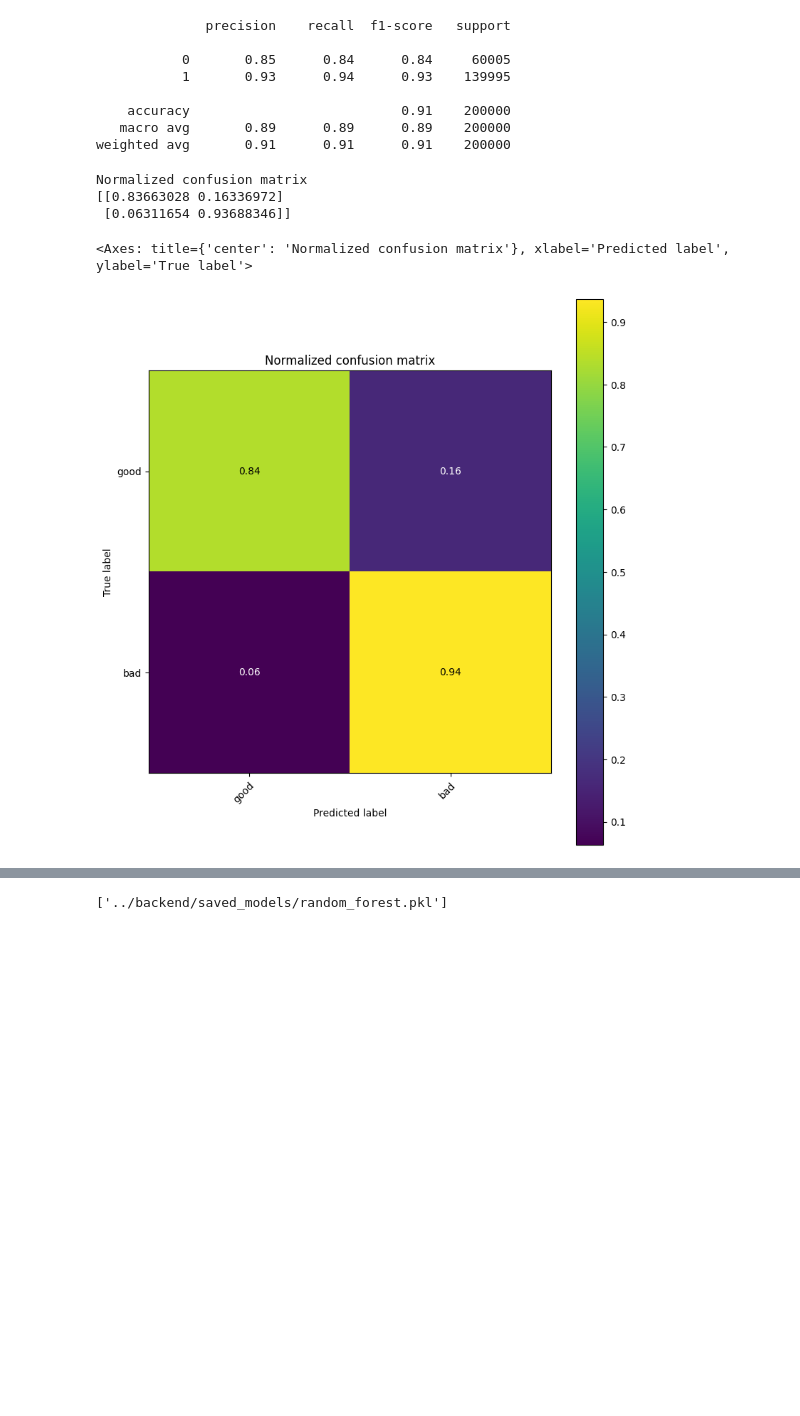
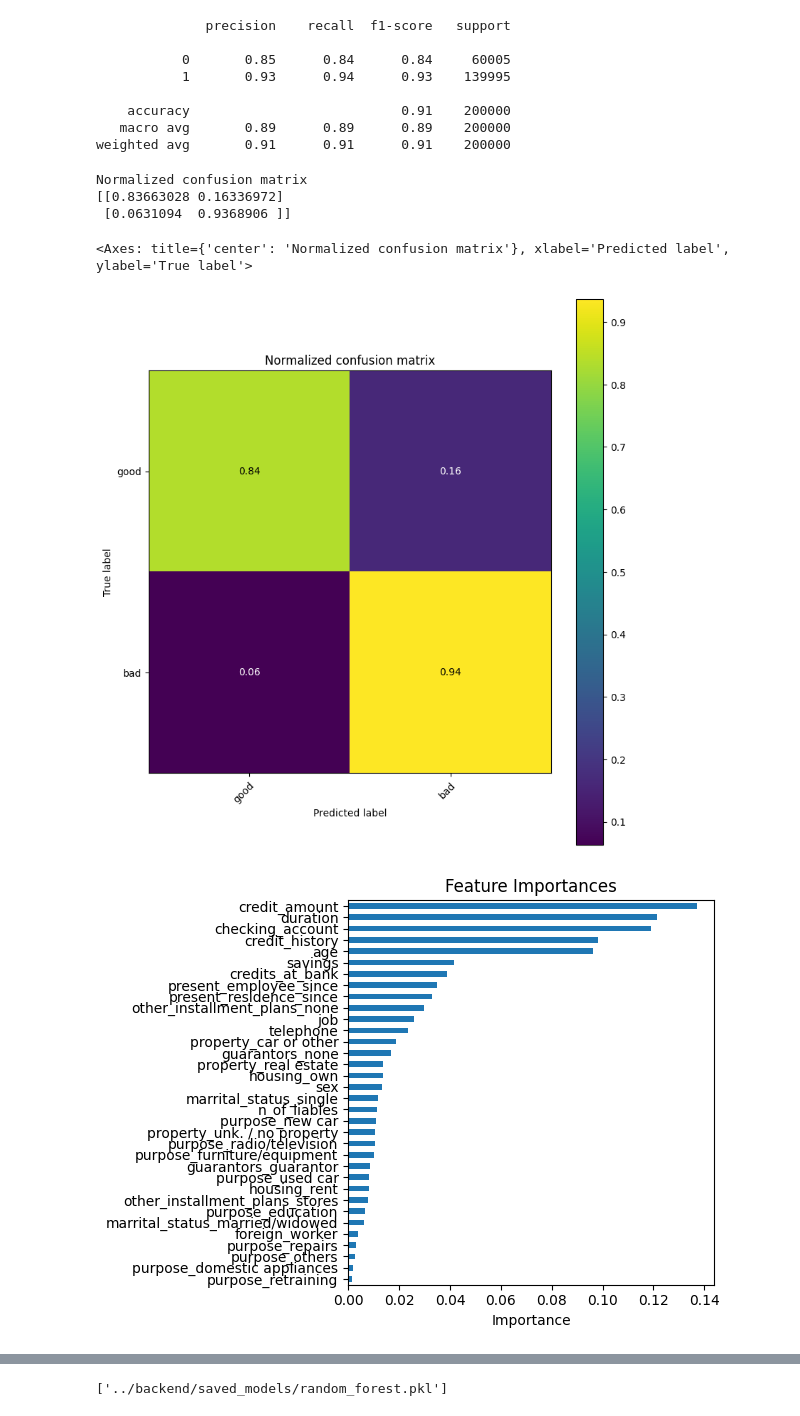
Before and after one commit to yurialvizi/tcc, a Jupyter notebook: models/2.random_forest.ipynb, the cells around one changed output, grey strips where cells are left out. Drawn from its saved outputs; the diff is of its cells as text; code cells hidden in the pictures; blank space fills up the shorter version.

```diff
--- a/models/2.random_forest.ipynb
+++ b/models/2.random_forest.ipynb
@@ -9,6 +9,7 @@ import importlib
 
 LIB_DIR = './lib'
 SAVED_MODELS_DIR = '../backend/saved_models'
+SAVED_MODEL_FILE = '/random_forest.pkl'
 
 os.makedirs(LIB_DIR, exist_ok=True)
 sys.path.append(LIB_DIR)
@@ -50,6 +51,8 @@ from visualization import plot_conf_mat # type: ignore
 importlib.reload(visualization)
 
 from lib.utils import make_serializable
+import shap
+import matplotlib.pyplot as plt
 # %% [output]
 visualization.py already downloaded
 # %%
@@ -106,13 +109,18 @@ x_train, x_test, y_train, y_test = train_test_split(
     random_state=42
 )
 # %%
-model = RandomForestClassifier(n_estimators=40,
-                               criterion='gini',
-                            #    max_leaf_nodes=16,
-                               random_state=1,
-                               n_jobs=-1,
-                               max_features='sqrt'
-                               )
+model = None
+if os.path.exists(SAVED_MODELS_DIR  + SAVED_MODEL_FILE):
+    print('Loading existing model')
+    model = joblib.load(SAVED_MODELS_DIR + SAVED_MODEL_FILE)["model"]
+else:
+    model = RandomForestClassifier(n_estimators=40,
+                                criterion='gini',
+                                #    max_leaf_nodes=16,
+                                random_state=1,
+                                n_jobs=-1,
+                                max_features='sqrt'
+                                )
 
-model.fit(x_train, y_train)
+    model.fit(x_train, y_train)
 # %% [output]
@@ -153,6 +161,18 @@ plot_conf_mat(y_test, y_pred, class_names)
 # %% [output]
 Normalized confusion matrix
 [[0.83663028 0.16336972]
- [0.06311654 0.93688346]]
+ [0.0631094  0.9368906 ]]
 <Axes: title={'center': 'Normalized confusion matrix'}, xlabel='Predicted label', ylabel='True label'>
 [figure]
+# %%
+importances =  model.feature_importances_
+features = x_train.columns
+
+importances_df = pd.Series(importances, index=features).sort_values(ascending=True)
+
+importances_df.plot(kind='barh', title='Feature Importances')
+plt.xlabel('Importance')
+plt.tight_layout()
+plt.show()
+# %% [output]
+[figure, added]
```
Also changed, not shown: parts of 6 cells of this notebook, 3 other files.
